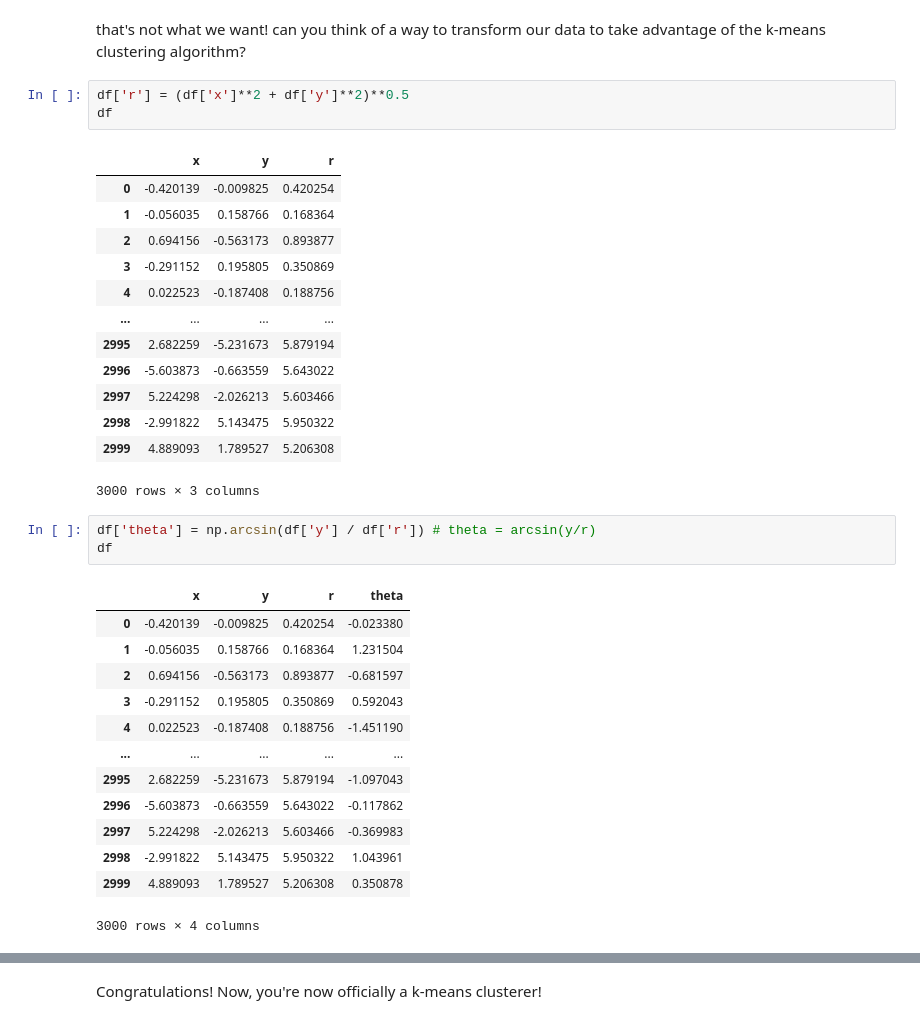
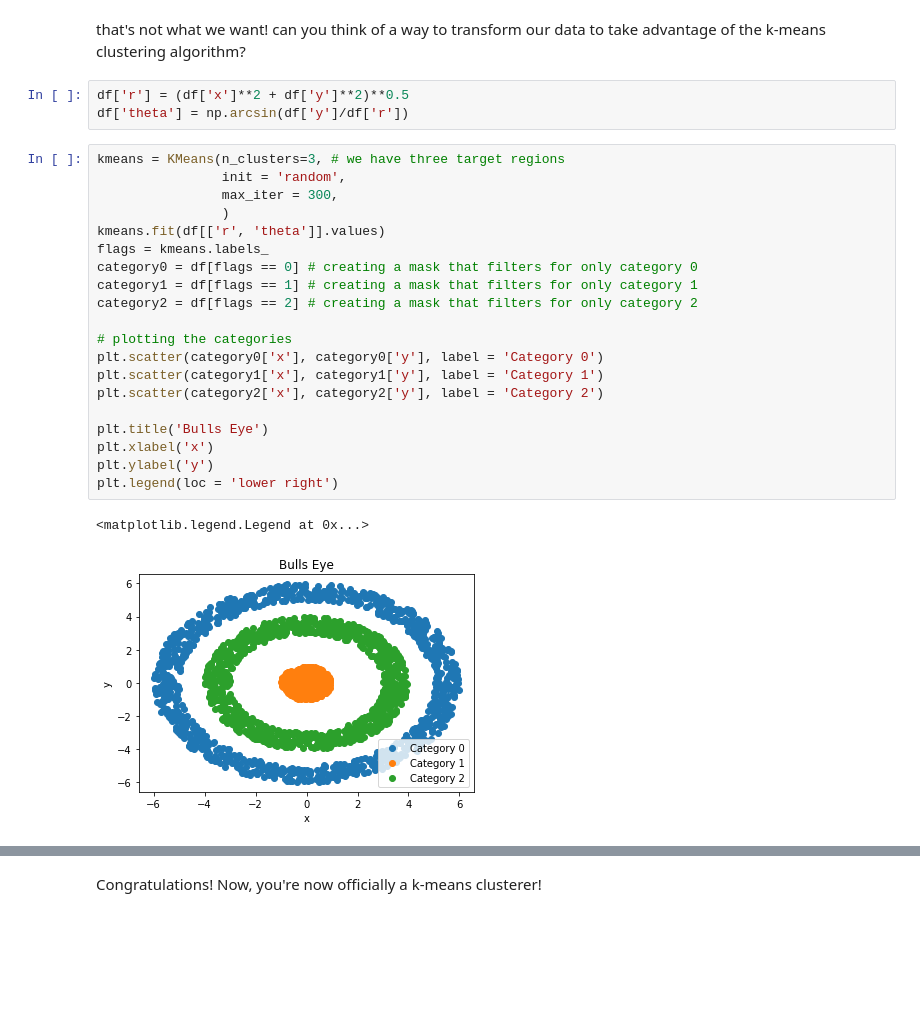
Before and after one commit to croppers/ml_classification_workshop, a Jupyter notebook: lesson_1/lesson_1_blank.ipynb, the cells around one changed output, grey strips where cells are left out. Saved outputs shown, nothing was run; the diff lists cells and outputs as text; blank space fills up the shorter version.

```diff
--- a/lesson_1/lesson_1_blank.ipynb
+++ b/lesson_1/lesson_1_blank.ipynb
@@ -142,35 +142,27 @@ plt.legend(loc = 'lower right')
 that's not what we want! can you think of a way to transform our data to take advantage of the k-means clustering algorithm?
 # %%
 df['r'] = (df['x']**2 + df['y']**2)**0.5
-df
+df['theta'] = np.arcsin(df['y']/df['r'])
-# %% [output]
-|  | x | y | r |
-| 0 | -0.420139 | -0.009825 | 0.420254 |
-| 1 | -0.056035 | 0.158766 | 0.168364 |
-| 2 | 0.694156 | -0.563173 | 0.893877 |
-| 3 | -0.291152 | 0.195805 | 0.350869 |
-| 4 | 0.022523 | -0.187408 | 0.188756 |
-| ... | ... | ... | ... |
-| 2995 | 2.682259 | -5.231673 | 5.879194 |
-| 2996 | -5.603873 | -0.663559 | 5.643022 |
-| 2997 | 5.224298 | -2.026213 | 5.603466 |
-| 2998 | -2.991822 | 5.143475 | 5.950322 |
-| 2999 | 4.889093 | 1.789527 | 5.206308 |
-3000 rows × 3 columns
-# %%
-df['theta'] = np.arcsin(df['y'] / df['r']) # theta = arcsin(y/r)
-df
-# %% [output]
-|  | x | y | r | theta |
-| 0 | -0.420139 | -0.009825 | 0.420254 | -0.023380 |
-| 1 | -0.056035 | 0.158766 | 0.168364 | 1.231504 |
-| 2 | 0.694156 | -0.563173 | 0.893877 | -0.681597 |
-| 3 | -0.291152 | 0.195805 | 0.350869 | 0.592043 |
-| 4 | 0.022523 | -0.187408 | 0.188756 | -1.451190 |
-| ... | ... | ... | ... | ... |
-| 2995 | 2.682259 | -5.231673 | 5.879194 | -1.097043 |
-| 2996 | -5.603873 | -0.663559 | 5.643022 | -0.117862 |
-| 2997 | 5.224298 | -2.026213 | 5.603466 | -0.369983 |
-| 2998 | -2.991822 | 5.143475 | 5.950322 | 1.043961 |
-| 2999 | 4.889093 | 1.789527 | 5.206308 | 0.350878 |
-3000 rows × 4 columns
+# %%
+kmeans = KMeans(n_clusters=3, # we have three target regions
+                init = 'random',
+                max_iter = 300,
+                )
+kmeans.fit(df[['r', 'theta']].values)
+flags = kmeans.labels_
+category0 = df[flags == 0] # creating a mask that filters for only category 0
+category1 = df[flags == 1] # creating a mask that filters for only category 1
+category2 = df[flags == 2] # creating a mask that filters for only category 2
+
+# plotting the categories
+plt.scatter(category0['x'], category0['y'], label = 'Category 0')
+plt.scatter(category1['x'], category1['y'], label = 'Category 1')
+plt.scatter(category2['x'], category2['y'], label = 'Category 2')
+
+plt.title('Bulls Eye')
+plt.xlabel('x')
+plt.ylabel('y')
+plt.legend(loc = 'lower right')
+# %% [output]
+<matplotlib.legend.Legend at 0x...>
+[figure, added]
```
Also changed, not shown: parts of 4 cells of this notebook, 2 other files.
